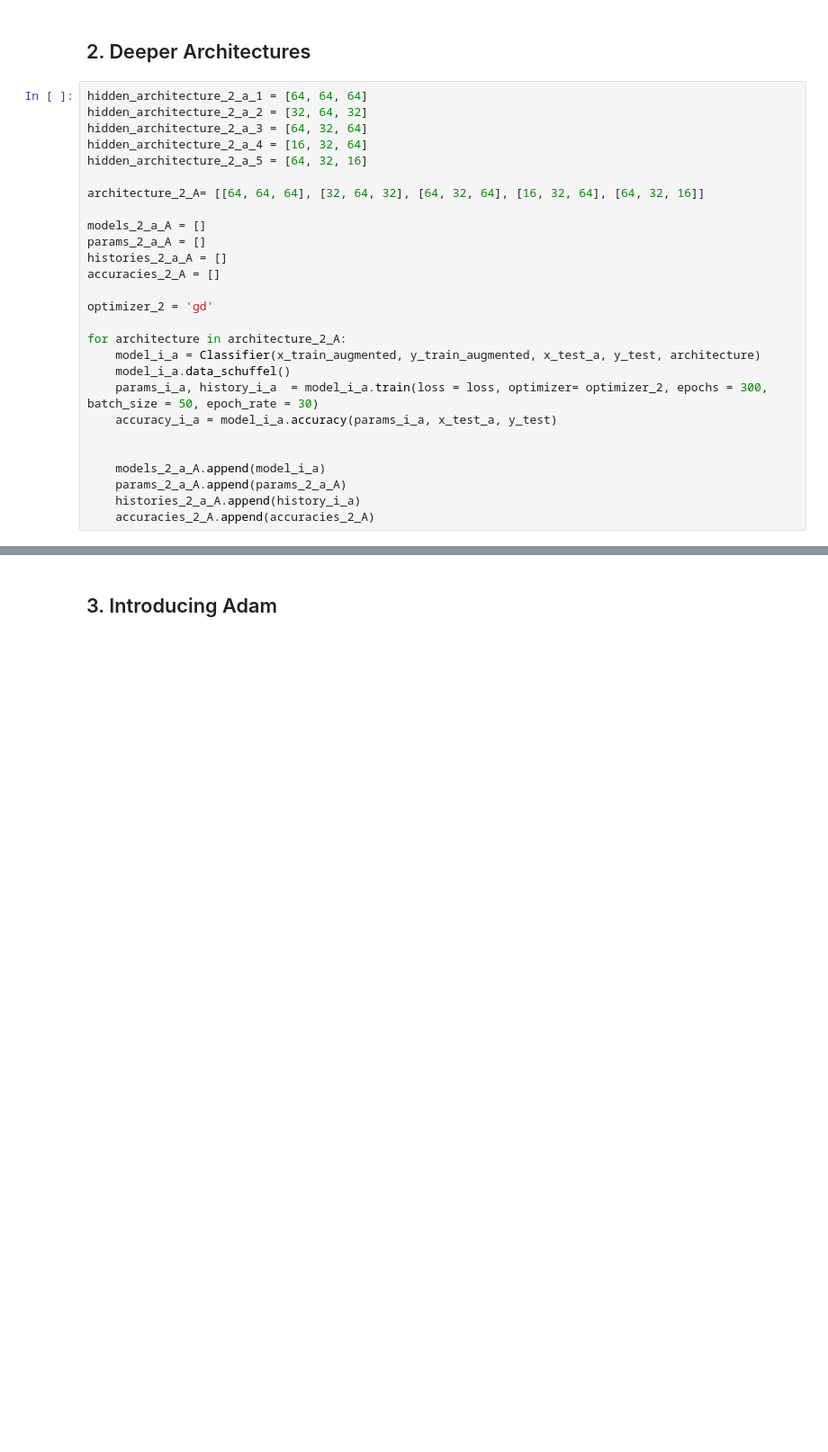
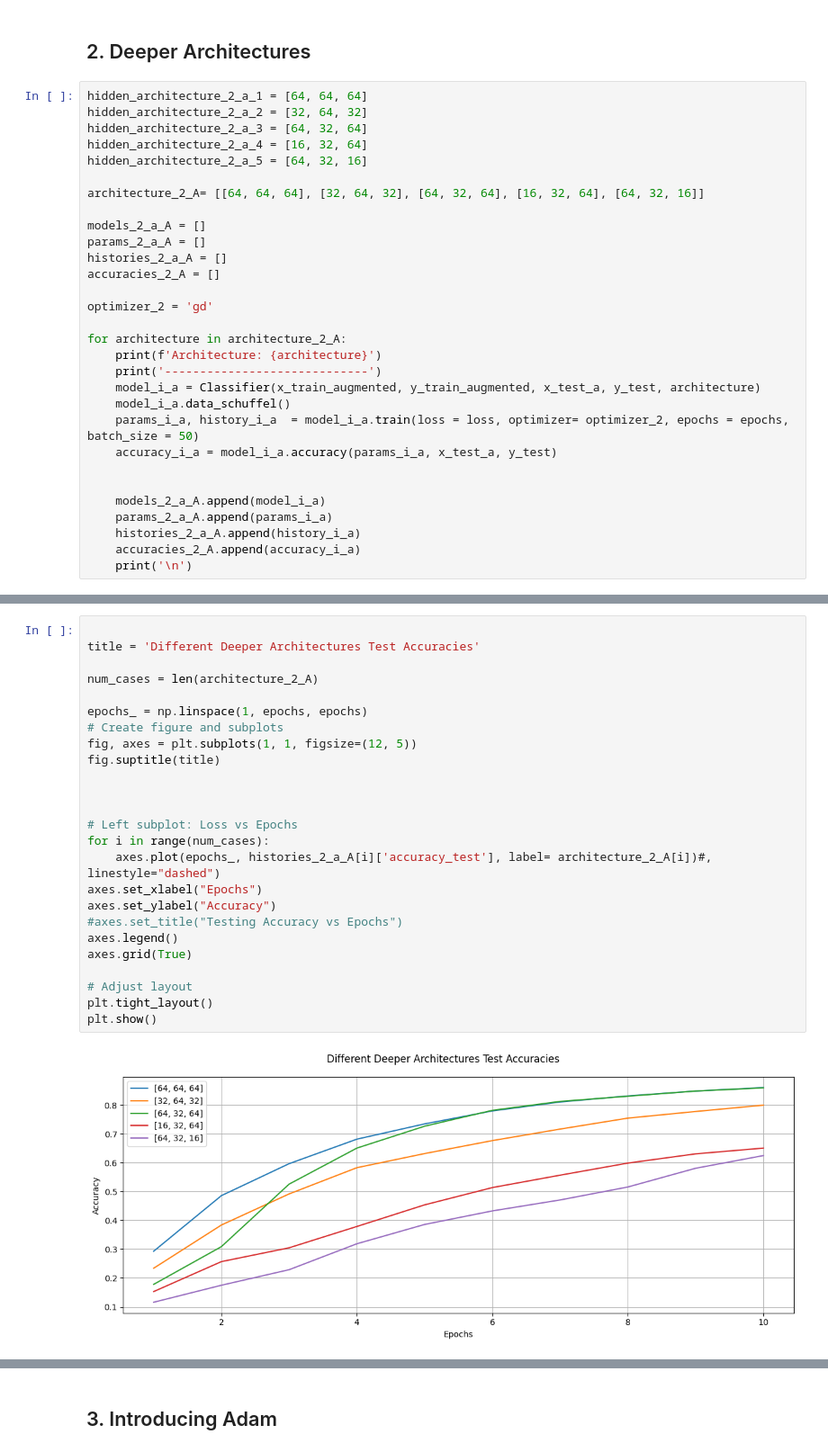
Before and after one commit to kevindemann/MachineLearningProject, a Jupyter notebook: src/experiments.ipynb, the cells around one changed output, grey strips where cells are left out. Shown at 90% size. Saved outputs shown, nothing was run; the diff lists cells and outputs as text; blank space fills up the shorter version.

```diff
--- a/src/experiments.ipynb
+++ b/src/experiments.ipynb
@@ -140,13 +144,16 @@ accuracies_2_A = []
 optimizer_2 = 'gd'
 
 for architecture in architecture_2_A:
+    print(f'Architecture: {architecture}')
+    print('-----------------------------')
     model_i_a = Classifier(x_train_augmented, y_train_augmented, x_test_a, y_test, architecture)
     model_i_a.data_schuffel()
-    params_i_a, history_i_a  = model_i_a.train(loss = loss, optimizer= optimizer_2, epochs = 300, batch_size = 50, epoch_rate = 30)
+    params_i_a, history_i_a  = model_i_a.train(loss = loss, optimizer= optimizer_2, epochs = epochs, batch_size = 50)
     accuracy_i_a = model_i_a.accuracy(params_i_a, x_test_a, y_test)
 
 
     models_2_a_A.append(model_i_a)
-    params_2_a_A.append(params_2_a_A)
+    params_2_a_A.append(params_i_a)
     histories_2_a_A.append(history_i_a)
-    accuracies_2_A.append(accuracies_2_A)
+    accuracies_2_A.append(accuracy_i_a)
+    print('\n')
@@ -154,0 +178,27 @@ fig.plot
+# %%
+
+title = 'Different Deeper Architectures Test Accuracies'
+
+num_cases = len(architecture_2_A)
+
+epochs_ = np.linspace(1, epochs, epochs)
+# Create figure and subplots
+fig, axes = plt.subplots(1, 1, figsize=(12, 5))
+fig.suptitle(title)
+
+
+
+# Left subplot: Loss vs Epochs
+for i in range(num_cases):
+    axes.plot(epochs_, histories_2_a_A[i]['accuracy_test'], label= architecture_2_A[i])#, linestyle="dashed")
+axes.set_xlabel("Epochs")
+axes.set_ylabel("Accuracy")
+#axes.set_title("Testing Accuracy vs Epochs")
+axes.legend()
+axes.grid(True)
+
+# Adjust layout
+plt.tight_layout()
+plt.show()
+# %% [output]
+[figure, added]
```
Also changed, not shown: parts of 19 cells of this notebook, 3 other files.
